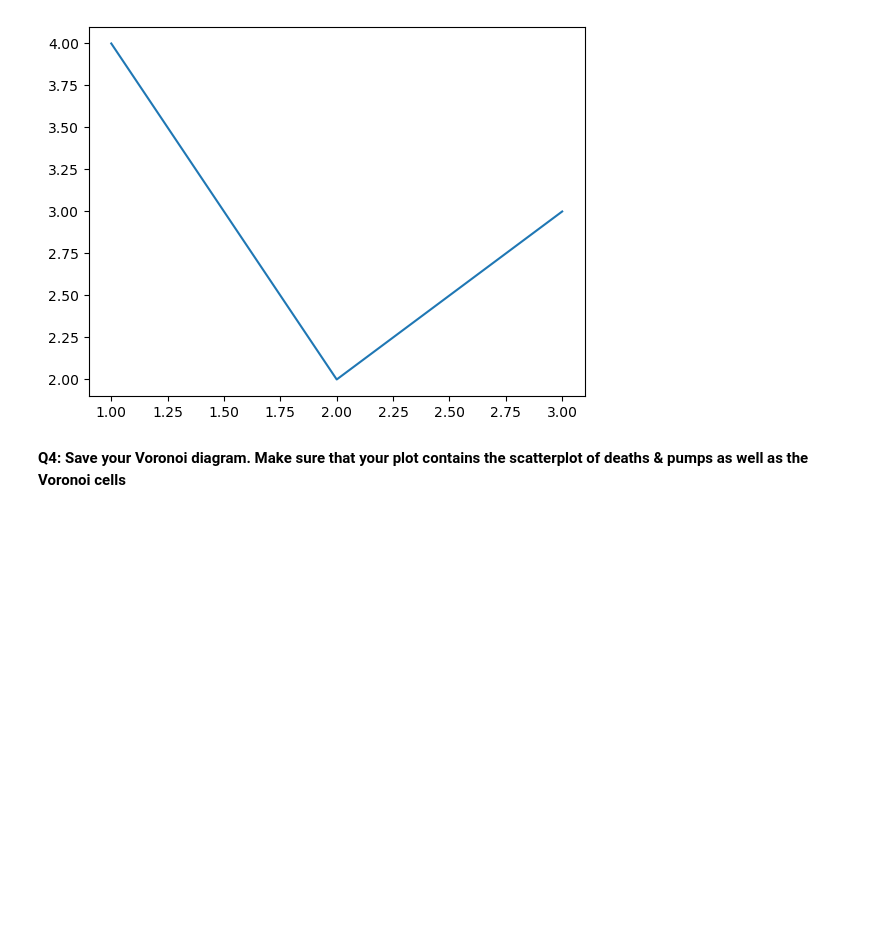
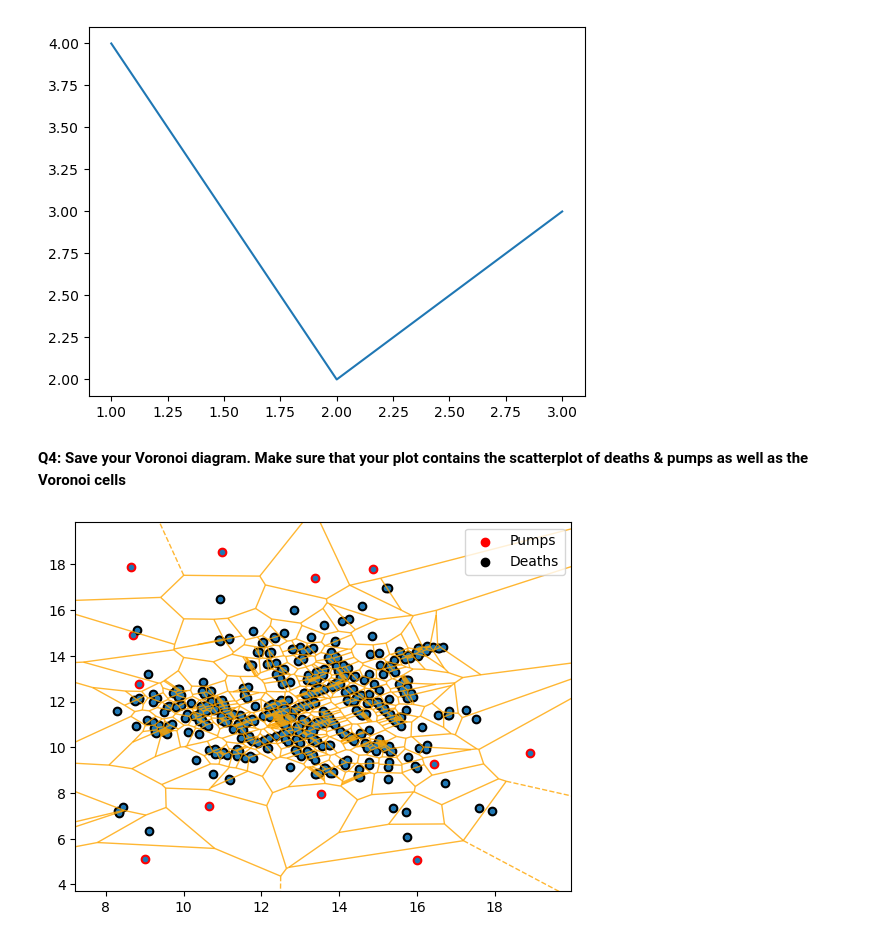
Before and after one commit to DenizIsikli/62444-DataVisualization-Analysis, a Jupyter notebook: Individual_works/dsb_s215775.ipynb, the cells around one changed output. Drawn from its saved outputs; the diff is of its cells as text; code cells hidden in the pictures; blank space fills up the shorter version.

```diff
--- a/Individual_works/dsb_s215775.ipynb
+++ b/Individual_works/dsb_s215775.ipynb
@@ -316,0 +332,20 @@ plt.savefig('foo.png')
+# %%
+# TODO: your code here
+import numpy as np #Import numpy to combine pump and death points
+death_points = death_df[['X', 'Y']].values #Declare death points
+combined_points = np.vstack([points, death_points]) #combining pump and death points
+
+diagram = Voronoi(combined_points) #Declare Voronoi diagram
+
+#Plot the Voronoi diagram using subplots
+fig, ax = plt.subplots()
+voronoi_plot_2d(diagram, ax=ax, show_vertices=False, line_colors='orange', line_width=1, line_alpha=0.8)
+
+#Plot the pumps and deaths to axes and add legend
+ax.scatter(pump_df['X'], pump_df['Y'], c='red', label='Pumps')
+ax.scatter(death_df['X'], death_df['Y'], c='black', label='Deaths')
+ax.legend()
+
+plt.savefig('Voronoi_s215775.png') #Used to save fig
+# %% [output]
+[figure, added]
```
Also changed, not shown: parts of 10 cells of this notebook.
